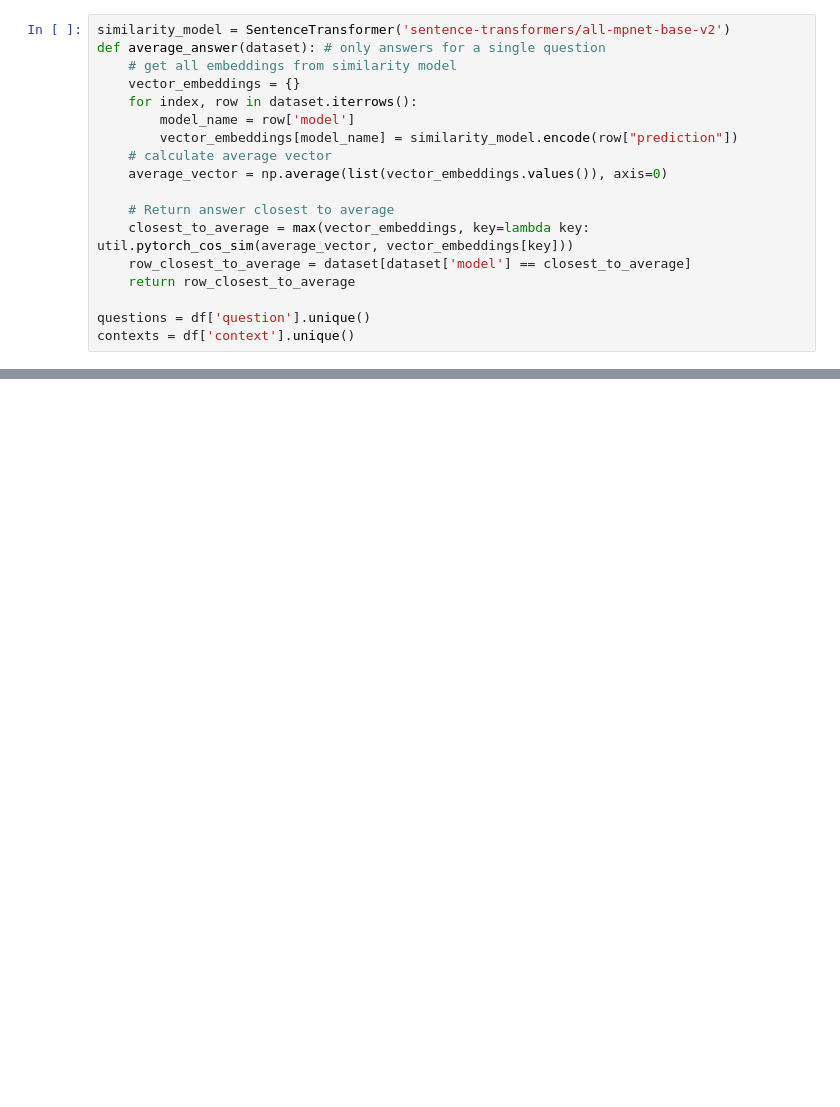
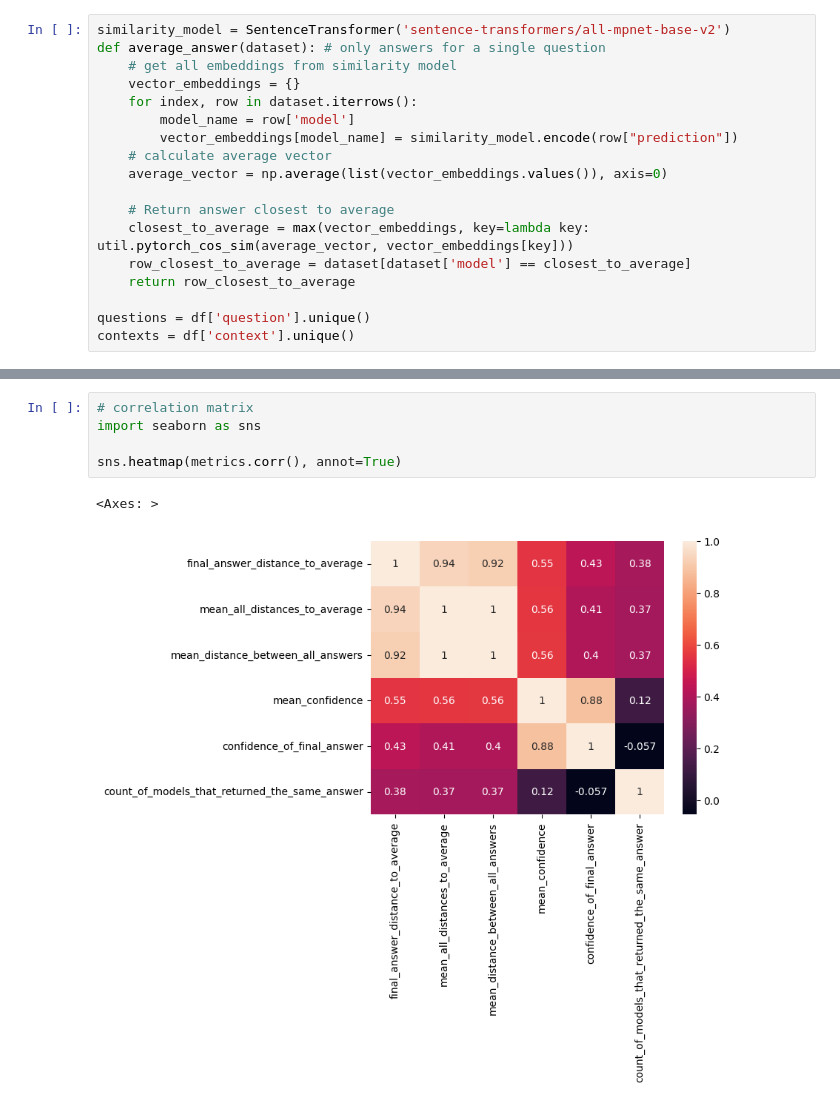
Before and after one commit to BonsAI-Group/Text-to-case, a Jupyter notebook: Validation Metrics/ValidationMetrics.ipynb, the cells around one changed output, grey strips where cells are left out. Drawn from its saved outputs; the diff is of its cells as text; blank space fills up the shorter version.

```diff
--- a/Validation Metrics/ValidationMetrics.ipynb
+++ b/Validation Metrics/ValidationMetrics.ipynb
@@ -188,3 +206,11 @@ Final answers used: 0.6805555555555556
+# %%
+# correlation matrix
+import seaborn as sns
+
+sns.heatmap(metrics.corr(), annot=True)
+# %% [output]
+<Axes: >
+[figure, added]
 # %%
 from sklearn.model_selection import train_test_split
 from sklearn.ensemble import RandomForestClassifier
```
Also changed, not shown: parts of 13 cells of this notebook, 2 other files.
